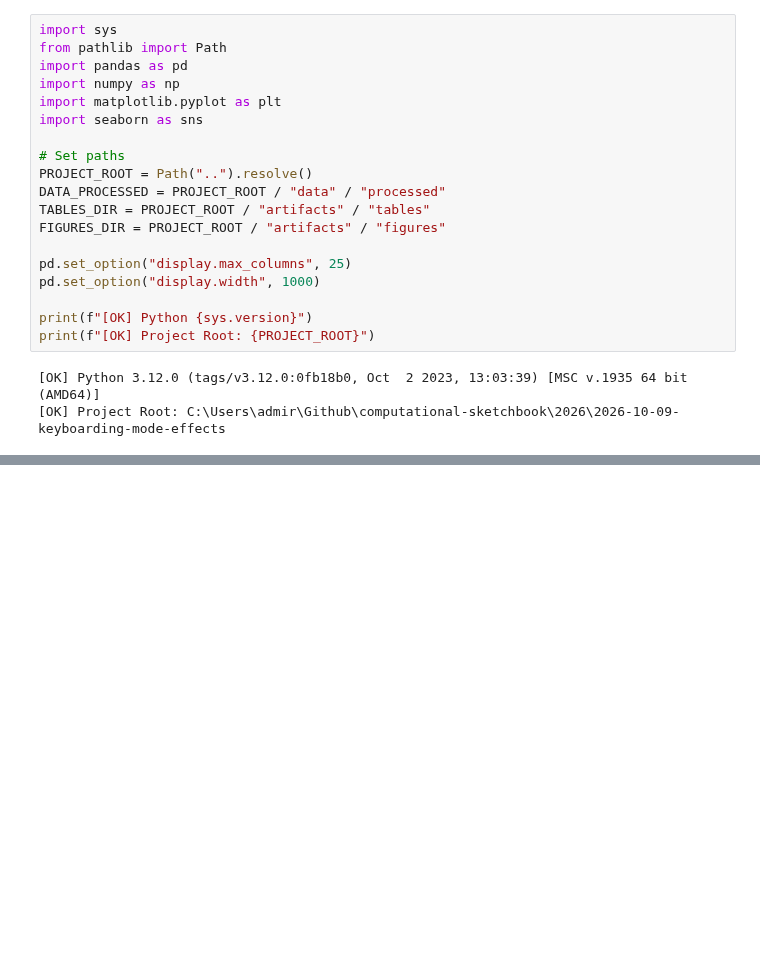
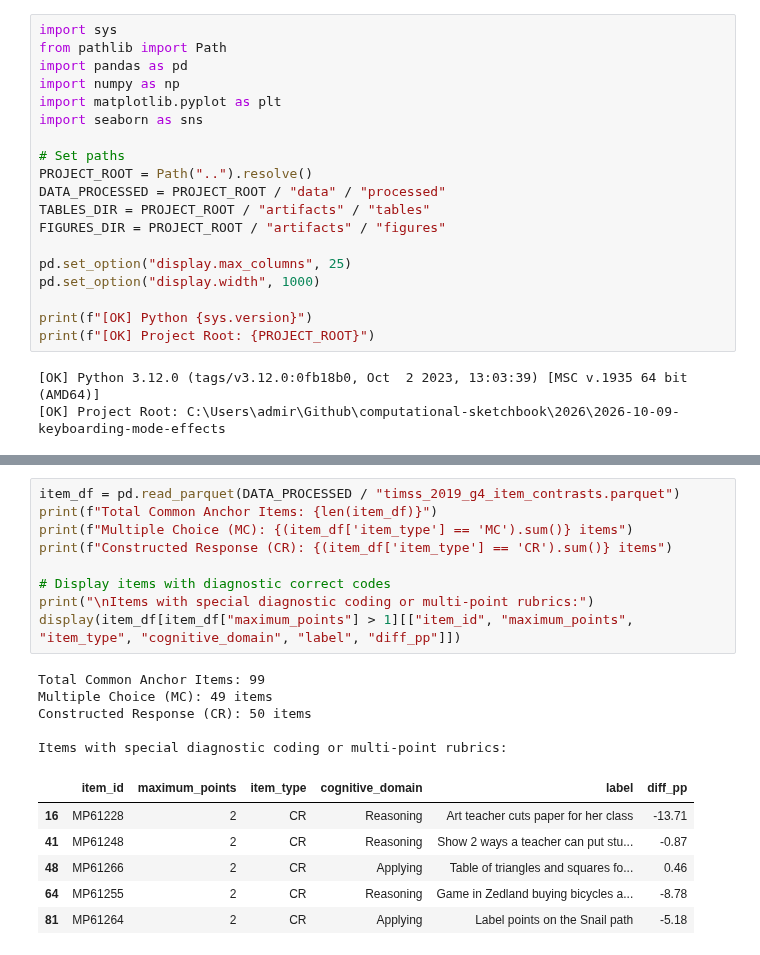
Before and after one commit to admiralorbiter/computational-sketchbook, a Jupyter notebook: 2026/2026-10-09-keyboarding-mode-effects/notebooks/02_timss_2019_mode_effects.ipynb, the cells around one changed output, grey strips where cells are left out. Saved outputs shown, nothing was run; the diff lists cells and outputs as text; blank space fills up the shorter version.

```diff
--- a/2026/2026-10-09-keyboarding-mode-effects/notebooks/02_timss_2019_mode_effects.ipynb
+++ b/2026/2026-10-09-keyboarding-mode-effects/notebooks/02_timss_2019_mode_effects.ipynb
@@ -94,0 +86,21 @@ While the overall scale score difference is relatively small ($-1.98$ points, or
+# %%
+item_df = pd.read_parquet(DATA_PROCESSED / "timss_2019_g4_item_contrasts.parquet")
+print(f"Total Common Anchor Items: {len(item_df)}")
+print(f"Multiple Choice (MC): {(item_df['item_type'] == 'MC').sum()} items")
+print(f"Constructed Response (CR): {(item_df['item_type'] == 'CR').sum()} items")
+
+# Display items with diagnostic correct codes
+print("\nItems with special diagnostic coding or multi-point rubrics:")
+display(item_df[item_df["maximum_points"] > 1][["item_id", "maximum_points", "item_type", "cognitive_domain", "label", "diff_pp"]])
+# %% [output]
+Total Common Anchor Items: 99
+Multiple Choice (MC): 49 items
+Constructed Response (CR): 50 items
+
+Items with special diagnostic coding or multi-point rubrics:
+|  | item_id | maximum_points | item_type | cognitive_domain | label | diff_pp |
+| 16 | MP61228 | 2 | CR | Reasoning | Art teacher cuts paper for her class | -13.71 |
+| 41 | MP61248 | 2 | CR | Reasoning | Show 2 ways a teacher can put stu... | -0.87 |
+| 48 | MP61266 | 2 | CR | Applying | Table of triangles and squares fo... | 0.46 |
+| 64 | MP61255 | 2 | CR | Reasoning | Game in Zedland buying bicycles a... | -8.78 |
+| 81 | MP61264 | 2 | CR | Applying | Label points on the Snail path | -5.18 |
```
Also changed, not shown: parts of 29 cells of this notebook, 23 other files.
